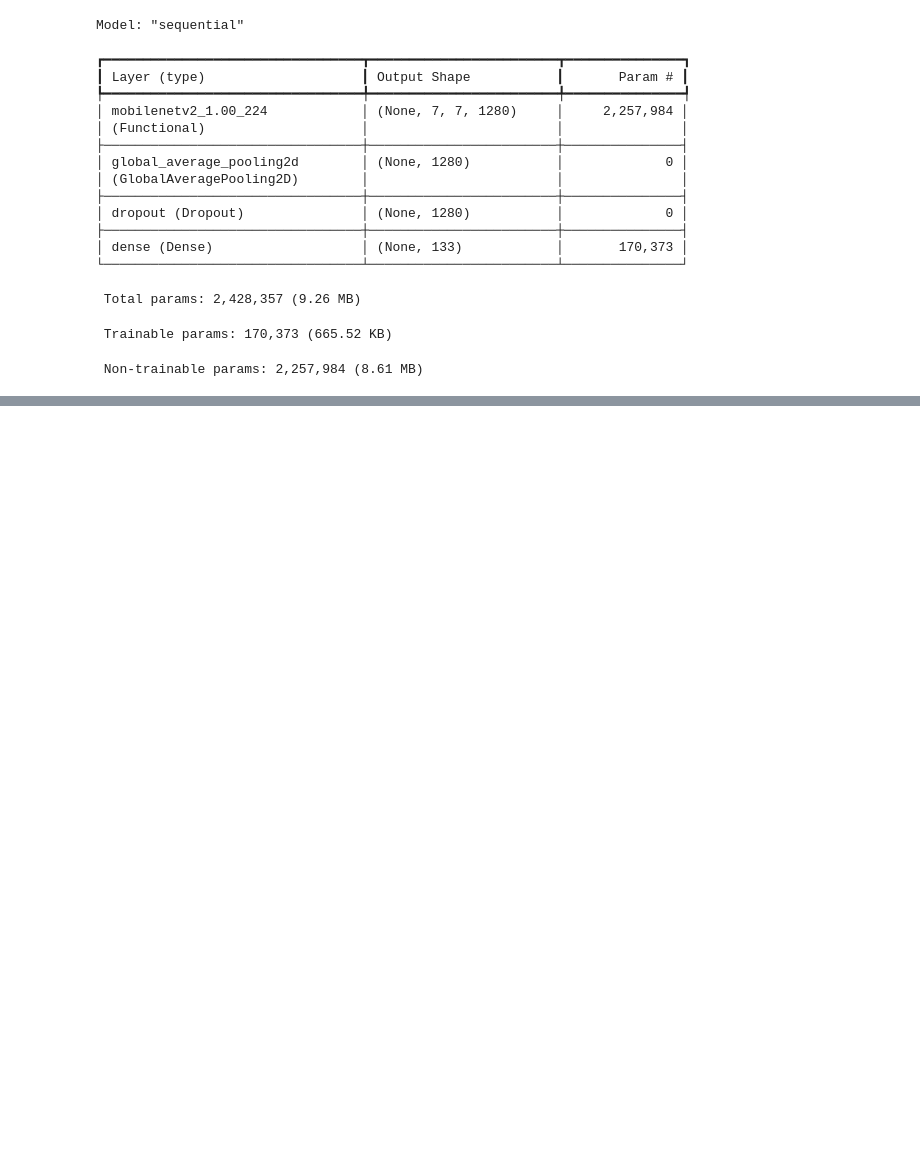
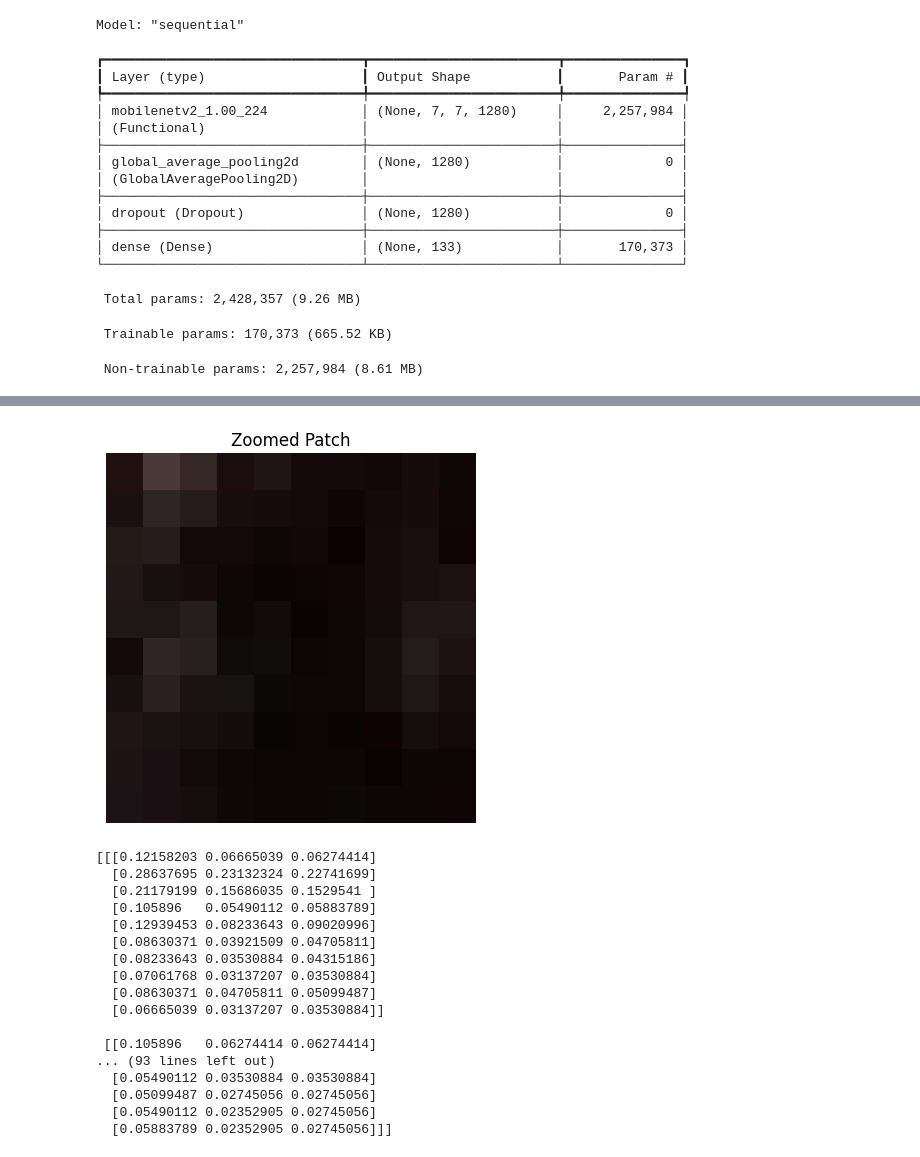
Before and after one commit to KMarci92/Dog_Breed_Identification, a Jupyter notebook: dog_breed_classifier.ipynb, the cells around one changed output, grey strips where cells are left out. Drawn from its saved outputs; the diff is of its cells as text; code cells hidden in the pictures; blank space fills up the shorter version.

```diff
--- a/dog_breed_classifier.ipynb
+++ b/dog_breed_classifier.ipynb
@@ -223,0 +285,31 @@ predictions = model.predict(X_test)
+# %%
+#extracting a small patch from the image to visualize local features
+#this is a 10 by 10 patch from the image
+patch = img[100:110, 100:110]
+
+plt.imshow(patch)
+plt.title("Zoomed Patch")
+plt.axis("off")
+plt.show()
+
+#raw pixel values of the patchbefore normalization
+print(patch)
+# %% [output]
+[figure, added]
+[[[0.12158203 0.06665039 0.06274414]
+  [0.28637695 0.23132324 0.22741699]
+  [0.21179199 0.15686035 0.1529541 ]
+  [0.105896   0.05490112 0.05883789]
+  [0.12939453 0.08233643 0.09020996]
+  [0.08630371 0.03921509 0.04705811]
+  [0.08233643 0.03530884 0.04315186]
+  [0.07061768 0.03137207 0.03530884]
+  [0.08630371 0.04705811 0.05099487]
+  [0.06665039 0.03137207 0.03530884]]
+
+ [[0.105896   0.06274414 0.06274414]
+... (93 lines left out)
+  [0.05490112 0.03530884 0.03530884]
+  [0.05099487 0.02745056 0.02745056]
+  [0.05490112 0.02352905 0.02745056]
+  [0.05883789 0.02352905 0.02745056]]]
```
Also changed, not shown: parts of 9 cells of this notebook, 1 other file.
